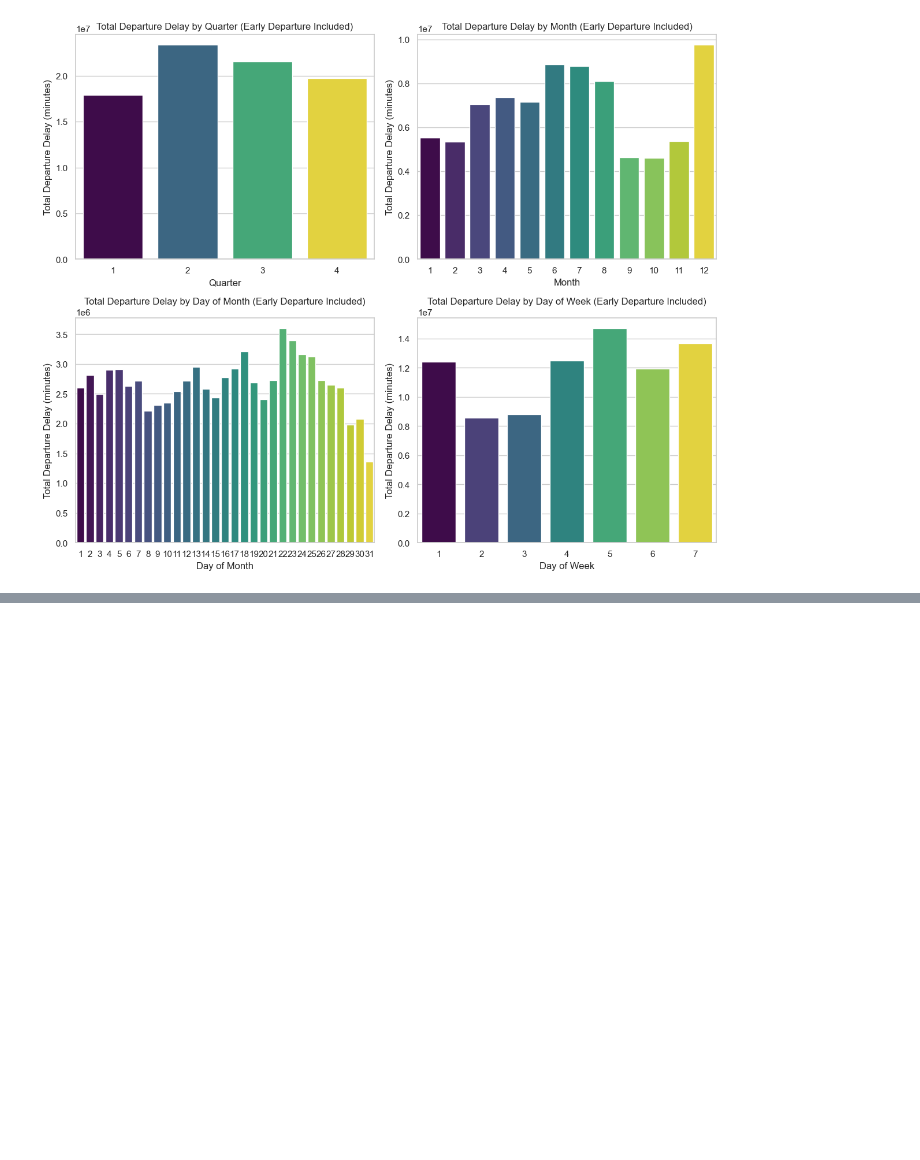
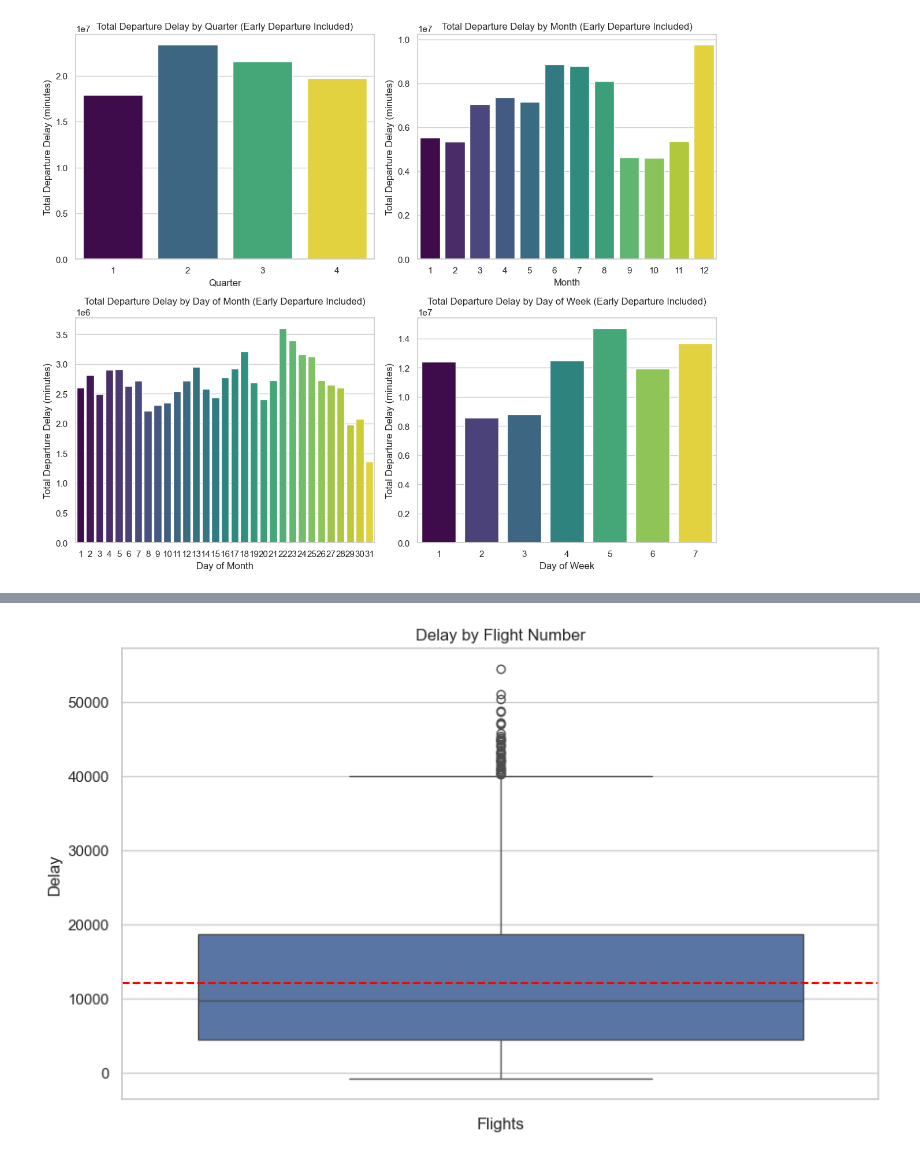
Before and after one commit to MohammedGuniem/Prediction-of-On-time-Flight-Performance, a Jupyter notebook: notebooks/Visualization.ipynb, the cells around one changed output, grey strips where cells are left out. Saved outputs shown, nothing was run; the diff lists cells and outputs as text; code cells hidden in the pictures; blank space fills up the shorter version.

```diff
--- a/notebooks/Visualization.ipynb
+++ b/notebooks/Visualization.ipynb
@@ -100,0 +163,23 @@ plt.show()
+# %%
+# Group by OP_UNIQUE_CARRIER and sum DEP_DELAY
+delay_per_OP_CARRIER_FL_NUM  = df.groupby('OP_CARRIER_FL_NUM')['DEP_DELAY'].sum().reset_index()
+
+# Create the box plot
+plt.figure(figsize=(10, 6))
+sns.boxplot(data=delay_per_OP_CARRIER_FL_NUM['DEP_DELAY'])
+
+# Add titles and labels
+plt.title('Delay by Flight Number')
+plt.xlabel('Flights')
+plt.ylabel('Delay')
+
+# Calculate the mean
+mean = np.mean(delay_per_OP_CARRIER_FL_NUM['DEP_DELAY'])
+
+# Add the mean line
+plt.axhline(mean, color='red', linestyle='--', label='Mean')
+
+# Show the plot
+plt.show()
+# %% [output]
+[figure, added]
```
Also changed, not shown: parts of 10 cells of this notebook, 1 other file.
